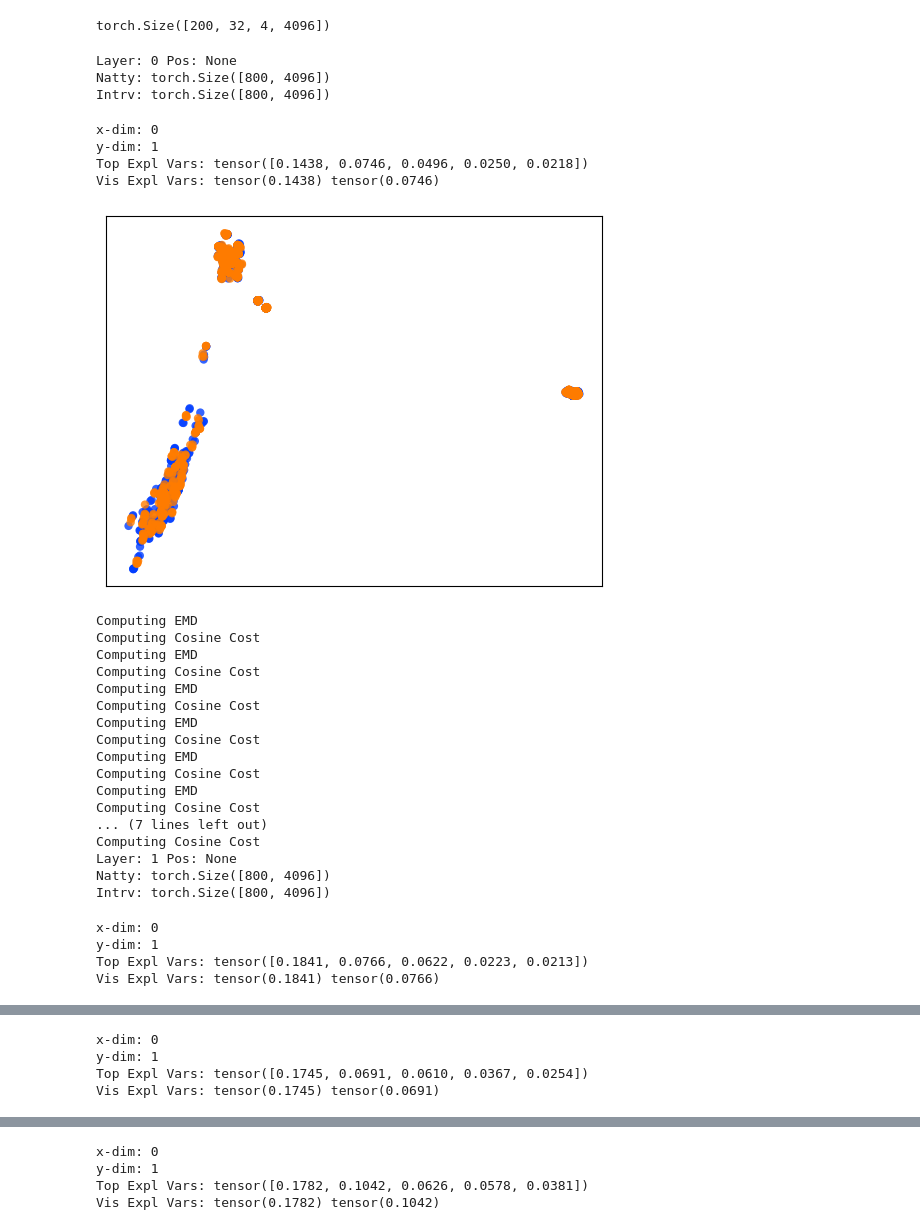
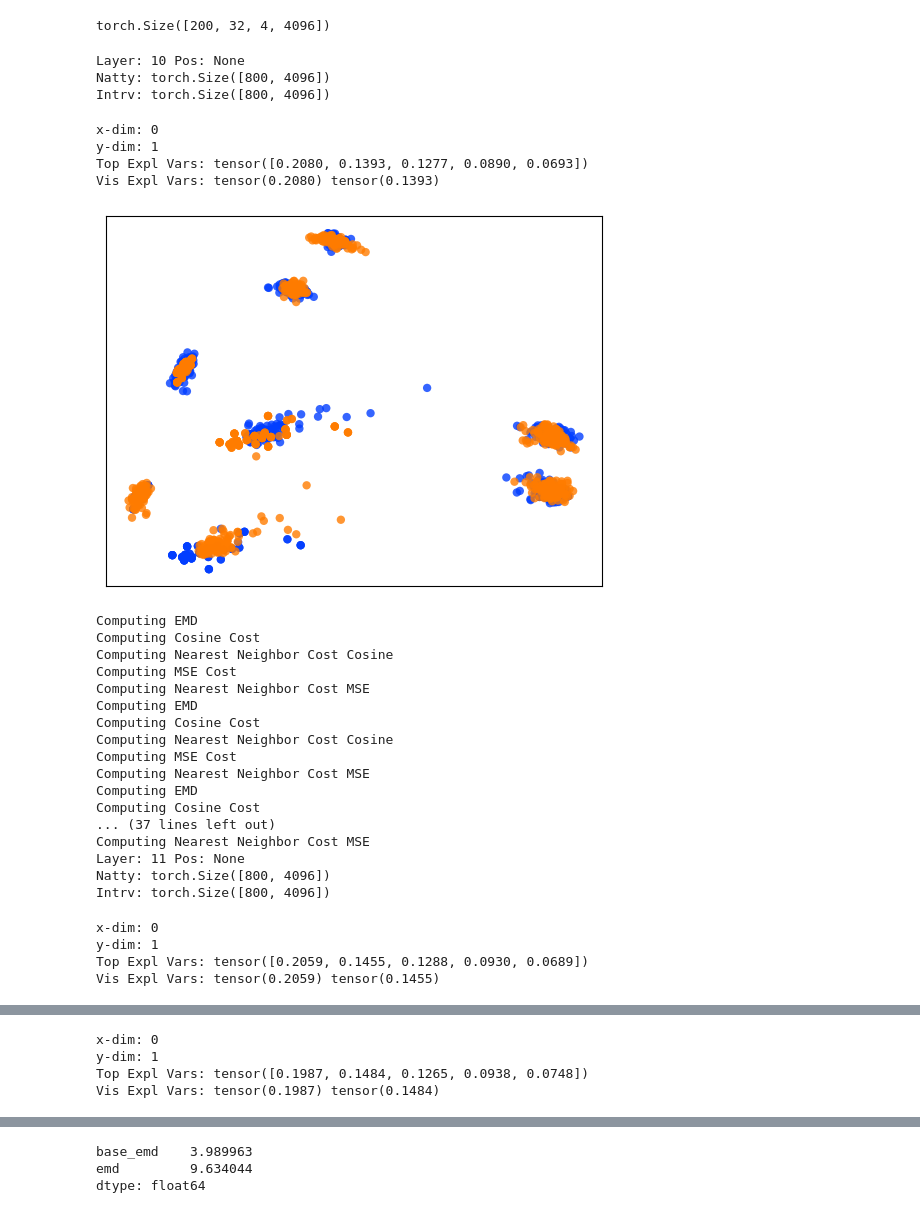
Before and after one commit to grantsrb/rep_divergence, a Jupyter notebook: divergence/fengandsteinhardt_replication.ipynb, the cells around one changed output, grey strips where cells are left out. Cells and saved outputs as stored; diff of their text form; code cells hidden in the pictures.

```diff
--- a/divergence/fengandsteinhardt_replication.ipynb
+++ b/divergence/fengandsteinhardt_replication.ipynb
@@ -773,7 +777,7 @@ emd_df_dict = {
 
 
 print()
-for layer in range(natty_hstates.shape[1]):
+for layer in [10,11,12]:
     natty_states, intrv_states = filter_by_layer_and_position(
         natty_hstates, intrv_hstates, layer=layer, pos=pos
     )
@@ -789,55 +793,56 @@ for layer in range(natty_hstates.shape[1]):
                 xdim=0,
                 ydim=1,
                 save_name=f"figs/mean_diff_layer{layer}_pos{p}.png",
                 expl_var_threshold=0,
                 visualize=samp_id==0,
                 #verbose=samp_id==0,
             )
         diffs = collect_divergences(
             natty_vecs=natty_states,
             intrv_vecs=intrv_states,
             sample_size=sample_size,
+            compute_all_divergences=True,
         )
         mse = diffs["mse"]
         emd = diffs["emd"]
         base_emd = diffs["base_emd"]
         emd_df_dict["sample_id"].append(samp_id)
         emd_df_dict["pos"].append(pos)
         emd_df_dict["layer"].append(layer)
         for k,v in diffs.items():
             if k not in emd_df_dict:
                 emd_df_dict[k] = []
             emd_df_dict[k].append(float(v))
 
 emd_df = pd.DataFrame(emd_df_dict)
 emd_df[["base_emd","emd",]].mean()
 # %% [output]
-Layer: 0 Pos: None
+Layer: 10 Pos: None
 Natty: torch.Size([800, 4096])
 Intrv: torch.Size([800, 4096])
 x-dim: 0
 y-dim: 1
-Top Expl Vars: tensor([0.1438, 0.0746, 0.0496, 0.0250, 0.0218])
-Vis Expl Vars: tensor(0.1438) tensor(0.0746)
+Top Expl Vars: tensor([0.2080, 0.1393, 0.1277, 0.0890, 0.0693])
+Vis Expl Vars: tensor(0.2080) tensor(0.1393)
-[figure, old version]
+[figure, new version]
 Computing EMD
 Computing Cosine Cost
+Computing Nearest Neighbor Cost Cosine
+Computing MSE Cost
+Computing Nearest Neighbor Cost MSE
 Computing EMD
 Computing Cosine Cost
+Computing Nearest Neighbor Cost Cosine
+Computing MSE Cost
+Computing Nearest Neighbor Cost MSE
 Computing EMD
 Computing Cosine Cost
-Computing EMD
-Computing Cosine Cost
-Computing EMD
-Computing Cosine Cost
-Computing EMD
-Computing Cosine Cost
-... (7 lines left out)
-Computing Cosine Cost
-Layer: 1 Pos: None
+... (37 lines left out)
+Computing Nearest Neighbor Cost MSE
+Layer: 11 Pos: None
 Natty: torch.Size([800, 4096])
 Intrv: torch.Size([800, 4096])
 x-dim: 0
 y-dim: 1
-Top Expl Vars: tensor([0.1841, 0.0766, 0.0622, 0.0223, 0.0213])
-Vis Expl Vars: tensor(0.1841) tensor(0.0766)
+Top Expl Vars: tensor([0.2059, 0.1455, 0.1288, 0.0930, 0.0689])
+Vis Expl Vars: tensor(0.2059) tensor(0.1455)
@@ -861,5 +866,5 @@ Natty: torch.Size([800, 4096])
 Intrv: torch.Size([800, 4096])
 x-dim: 0
 y-dim: 1
-Top Expl Vars: tensor([0.1745, 0.0691, 0.0610, 0.0367, 0.0254])
-Vis Expl Vars: tensor(0.1745) tensor(0.0691)
+Top Expl Vars: tensor([0.1987, 0.1484, 0.1265, 0.0938, 0.0748])
+Vis Expl Vars: tensor(0.1987) tensor(0.1484)
@@ -884,4 +889,3 @@ Intrv: torch.Size([800, 4096])
-x-dim: 0
-y-dim: 1
-Top Expl Vars: tensor([0.1782, 0.1042, 0.0626, 0.0578, 0.0381])
-Vis Expl Vars: tensor(0.1782) tensor(0.1042)
+base_emd    3.989963
+emd         9.634044
+dtype: float64
```
Also changed, not shown: parts of 7 cells of this notebook, 1 other file.
